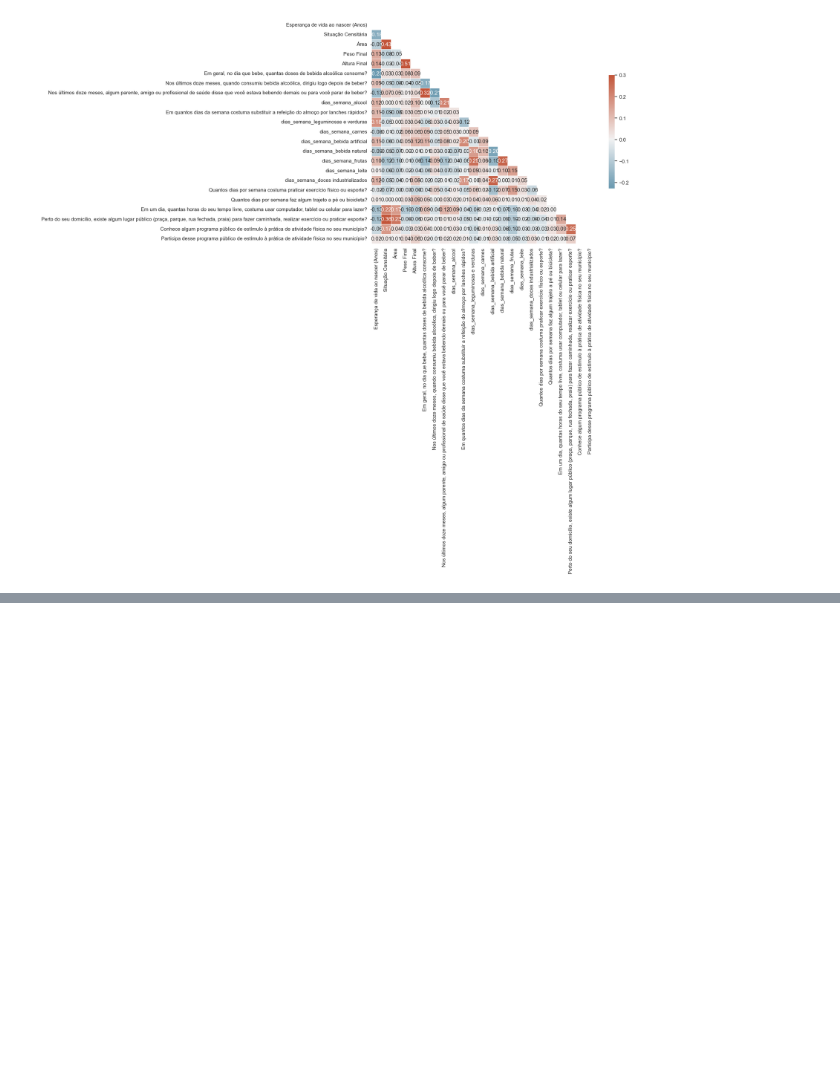
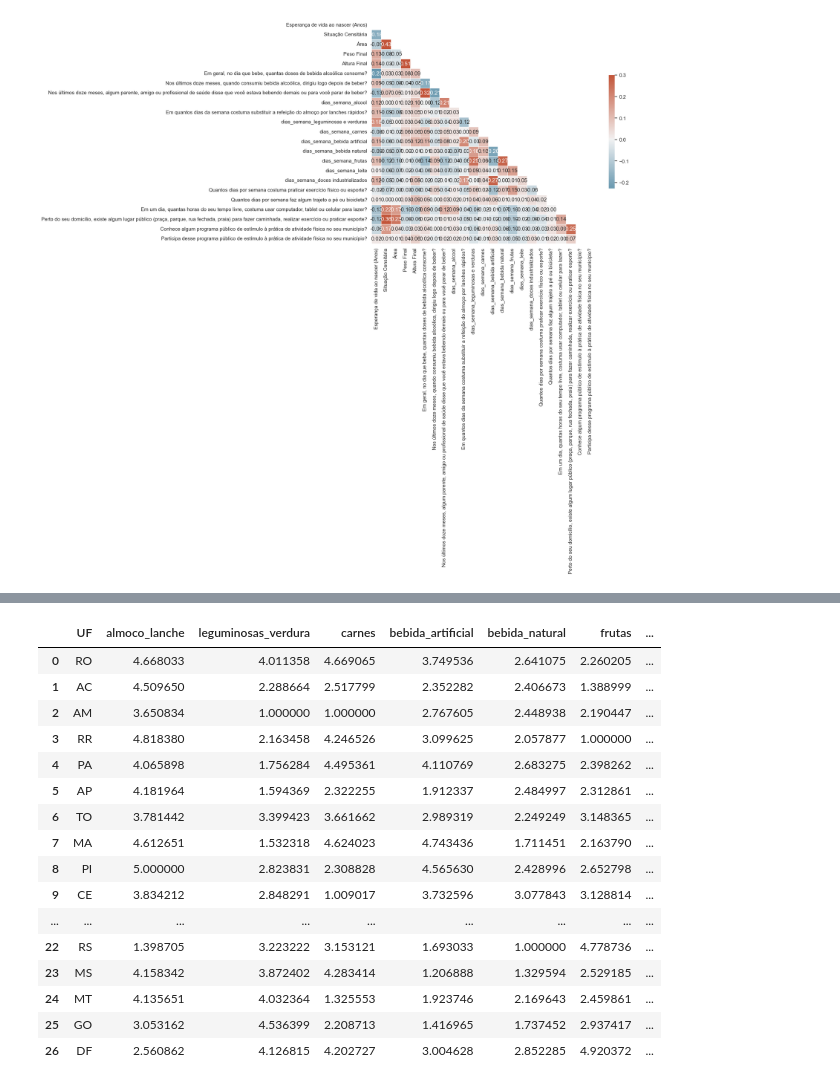
Before and after one commit to maafinotti/TCC-PNS, a Jupyter notebook: PNS_agrupado.ipynb, the cells around one changed output, grey strips where cells are left out. Saved outputs shown, nothing was run; the diff lists cells and outputs as text; code cells hidden in the pictures; blank space fills up the shorter version.

```diff
--- a/PNS_agrupado.ipynb
+++ b/PNS_agrupado.ipynb
@@ -60,0 +87,38 @@ sns.heatmap(corr, mask=mask, cmap=cmap, vmax=.3, center=0,
+# %%
+# Função de classificação
+def classificar_nota(nota):
+    if nota < 1.5:
+        return '1 - Muito Ruim'
+    elif nota >= 1.5 and nota < 2.5:
+        return '2 - Ruim'
+    elif nota >= 2.5 and nota < 3.5:
+        return '3 - Regular'
+    elif nota >= 3.5 and nota < 4.5:
+        return '4 - Bom'
+    else:
+        return '5 - Muito Bom'
+
+colunas_nota = [col for col in notas.columns if col != 'UF']
+notas['nota_media'] = notas[colunas_nota].mean(axis=1)
+# Aplica a classificação
+notas['classificacao'] = notas['nota_media'].apply(classificar_nota)
+# %%
+notas
+# %% [output]
+|  | UF | almoco_lanche | leguminosas_verdura | carnes | bebida_artificial | bebida_natural | frutas | ... |
+| 0 | RO | 4.668033 | 4.011358 | 4.669065 | 3.749536 | 2.641075 | 2.260205 | ... |
+| 1 | AC | 4.509650 | 2.288664 | 2.517799 | 2.352282 | 2.406673 | 1.388999 | ... |
+| 2 | AM | 3.650834 | 1.000000 | 1.000000 | 2.767605 | 2.448938 | 2.190447 | ... |
+| 3 | RR | 4.818380 | 2.163458 | 4.246526 | 3.099625 | 2.057877 | 1.000000 | ... |
+| 4 | PA | 4.065898 | 1.756284 | 4.495361 | 4.110769 | 2.683275 | 2.398262 | ... |
+| 5 | AP | 4.181964 | 1.594369 | 2.322255 | 1.912337 | 2.484997 | 2.312861 | ... |
+| 6 | TO | 3.781442 | 3.399423 | 3.661662 | 2.989319 | 2.249249 | 3.148365 | ... |
+| 7 | MA | 4.612651 | 1.532318 | 4.624023 | 4.743436 | 1.711451 | 2.163790 | ... |
+| 8 | PI | 5.000000 | 2.823831 | 2.308828 | 4.565630 | 2.428996 | 2.652798 | ... |
+| 9 | CE | 3.834212 | 2.848291 | 1.009017 | 3.732596 | 3.077843 | 3.128814 | ... |
+| ... | ... | ... | ... | ... | ... | ... | ... | ... |
+| 22 | RS | 1.398705 | 3.223222 | 3.153121 | 1.693033 | 1.000000 | 4.778736 | ... |
+| 23 | MS | 4.158342 | 3.872402 | 4.283414 | 1.206888 | 1.329594 | 2.529185 | ... |
+| 24 | MT | 4.135651 | 4.032364 | 1.325553 | 1.923746 | 2.169643 | 2.459861 | ... |
+| 25 | GO | 3.053162 | 4.536399 | 2.208713 | 1.416965 | 1.737452 | 2.937417 | ... |
+| 26 | DF | 2.560862 | 4.126815 | 4.202727 | 3.004628 | 2.852285 | 4.920372 | ... |
```
Also changed, not shown: parts of 3 cells of this notebook, 22 other files.
